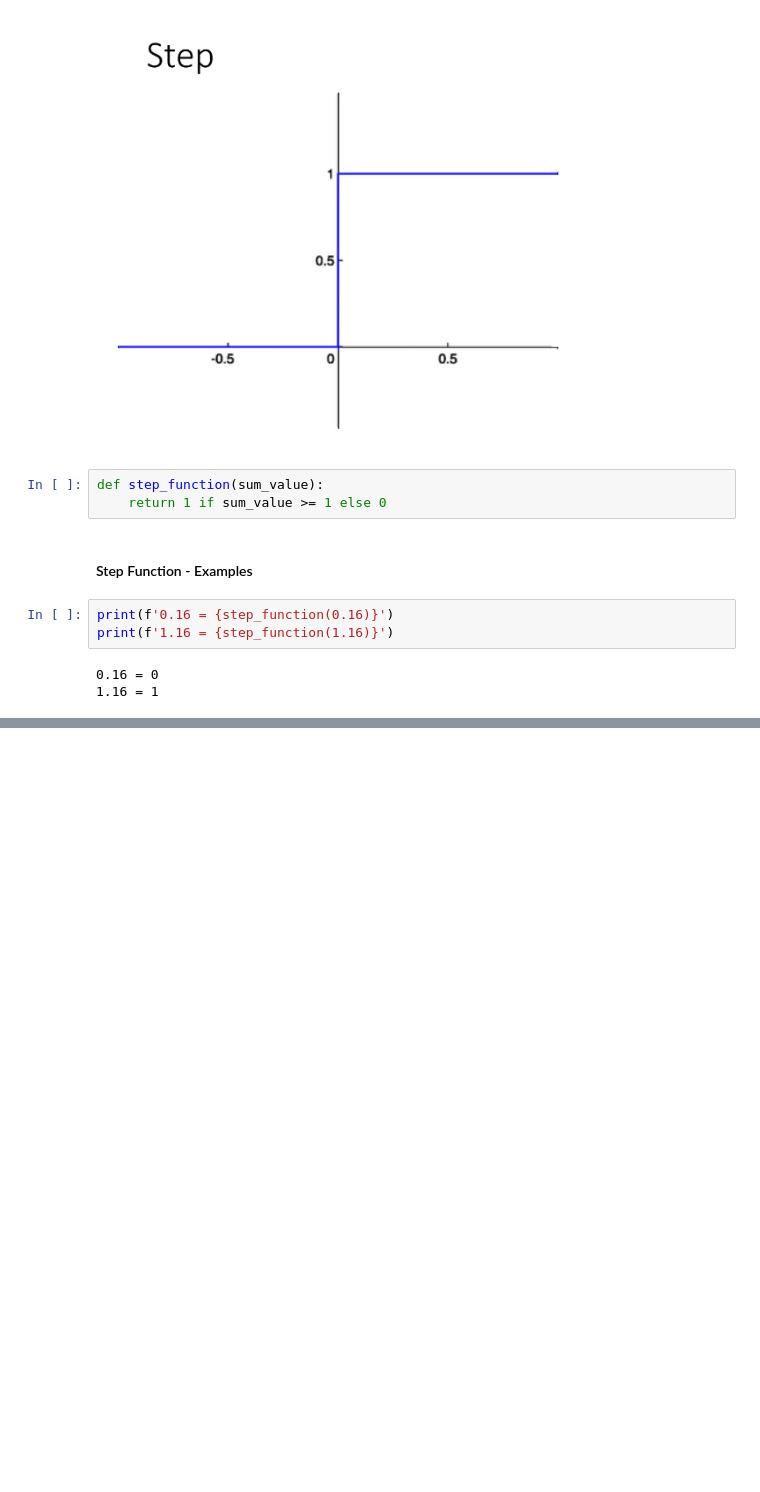
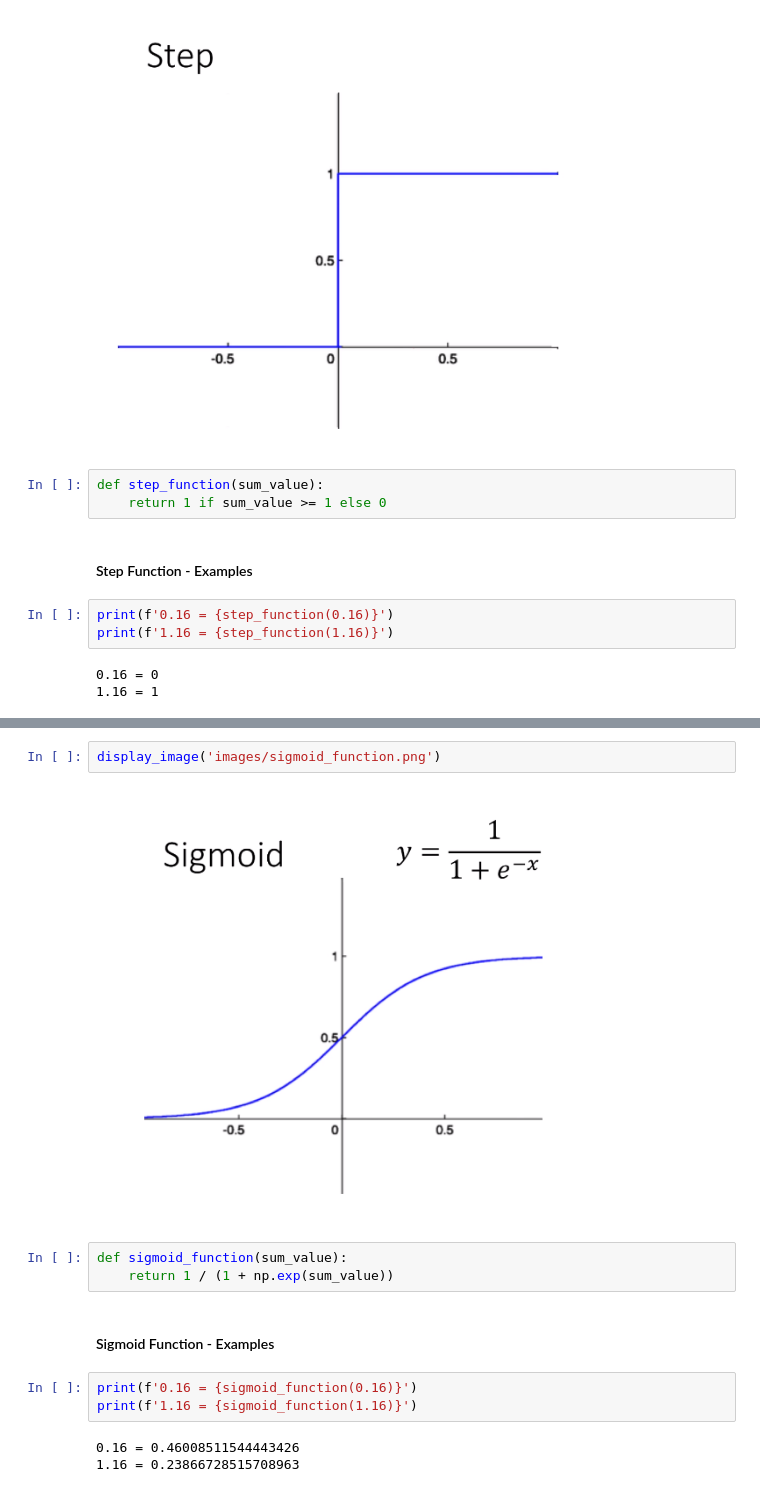
Before and after one commit to edilson-silva/ml-tips, a Jupyter notebook: basic/activation_functions.ipynb, the cells around one changed output, grey strips where cells are left out. Cells and saved outputs as stored; diff of their text form; blank space fills up the shorter version.

Commit message:
basic (activation functions): Added explanations and examples for sigmoid function

```diff
--- a/basic/activation_functions.ipynb
+++ b/basic/activation_functions.ipynb
@@ -25,0 +33,15 @@ print(f'1.16 = {step_function(1.16)}')
+# %%
+display_image('images/sigmoid_function.png')
+# %% [output]
+[figure, added]
+# %%
+def sigmoid_function(sum_value):
+    return 1 / (1 + np.exp(sum_value))
+# %% [markdown]
+#### Sigmoid Function - Examples
+# %%
+print(f'0.16 = {sigmoid_function(0.16)}')
+print(f'1.16 = {sigmoid_function(1.16)}')
+# %% [output]
+0.16 = 0.46008511544443426
+1.16 = 0.23866728515708963
```
Also changed, not shown: parts of 1 cell of this notebook, 1 other file.
